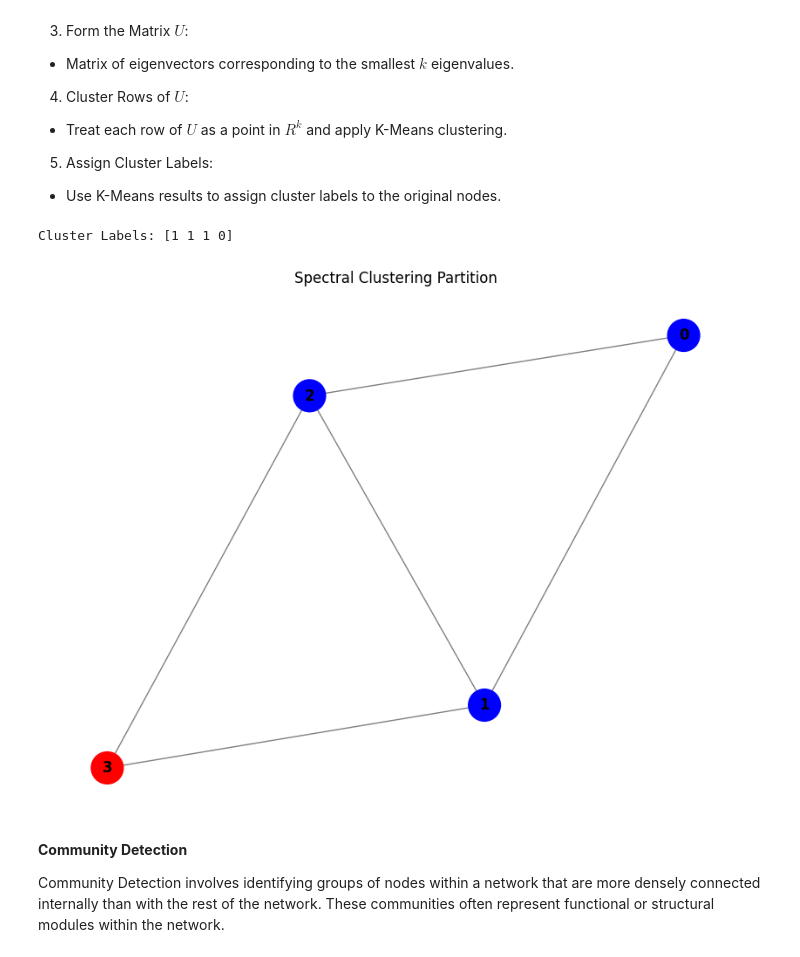
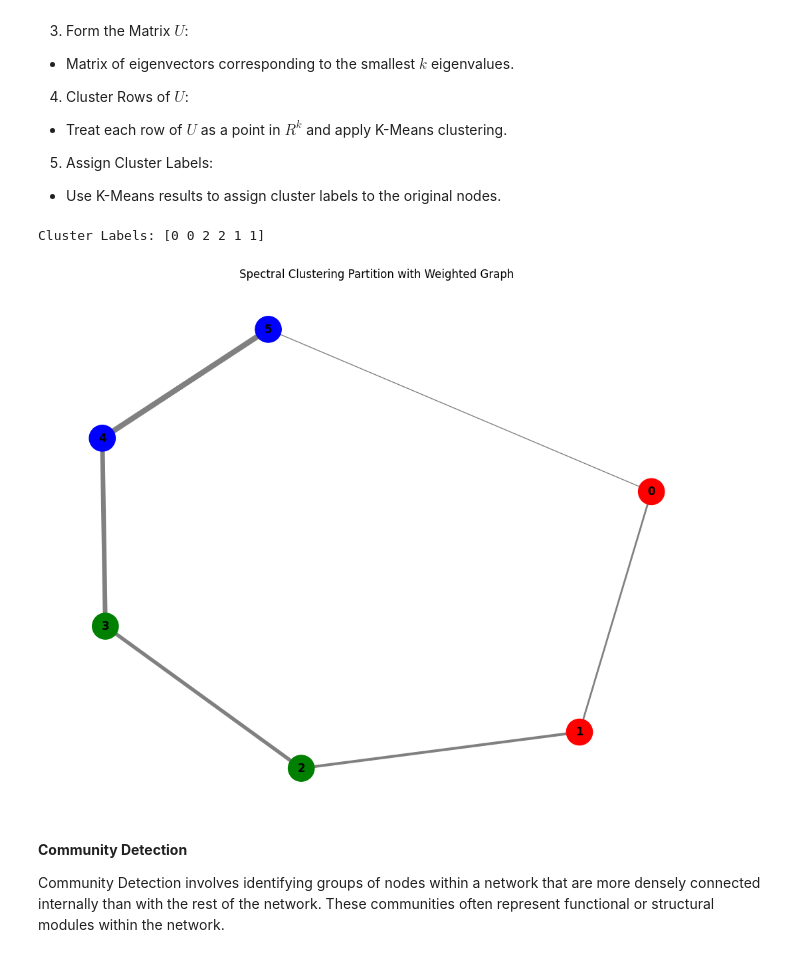
Before and after one commit to AnanyaKodali/MAT-494, a Jupyter notebook: 4_1_4_2_Graph_And_Graph_Modeling.ipynb, the cells around one changed output. Saved outputs shown, nothing was run; the diff lists cells and outputs as text; code cells hidden in the pictures.

```diff
--- a/4_1_4_2_Graph_And_Graph_Modeling.ipynb
+++ b/4_1_4_2_Graph_And_Graph_Modeling.ipynb
@@ -244,42 +244,61 @@ Spectral Clustering leverages the eigenvalues of the Laplacian matrix to perform
 5. Assign Cluster Labels:
  * Use K-Means results to assign cluster labels to the original nodes.
 # %%
-# Spectral Graph Partitioning: Detailed Implementation
+# Spectral Graph Partitioning: Complex Example
 
 from sklearn.cluster import SpectralClustering
 import numpy as np
 import networkx as nx
 import matplotlib.pyplot as plt
 
-# Define the adjacency matrix for a sample graph
+# Define the adjacency matrix for a larger, weighted graph
 A = np.array([
-    [0, 1, 1, 0],
-    [1, 0, 1, 1],
-    [1, 1, 0, 1],
-    [0, 1, 1, 0]
+    [0, 2, 0, 0, 0, 1],
+    [2, 0, 3, 0, 0, 0],
+    [0, 3, 0, 4, 0, 0],
+    [0, 0, 4, 0, 5, 0],
+    [0, 0, 0, 5, 0, 6],
+    [1, 0, 0, 0, 6, 0]
 ])
 
 # Perform Spectral Clustering
-spectral = SpectralClustering(n_clusters=2, affinity='precomputed', random_state=42)
+spectral = SpectralClustering(n_clusters=3, affinity='precomputed', random_state=42)
 labels = spectral.fit_predict(A)
 
 # Display the cluster labels
 print("Cluster Labels:", labels)
 
 # Visualize the partitions
-G = nx.from_numpy_array(A)  # Use from_numpy_array instead of from_numpy_matrix
+G = nx.from_numpy_array(A)  # Use from_numpy_array for compatibility
 pos = nx.spring_layout(G, seed=42)  # Positioning for visualization
 
-# Assign colors based on cluster labels
-color_map = ['red' if label == 0 else 'blue' for label in labels]
+# Assign colors to nodes based on cluster labels
+color_map = ['red', 'blue', 'green']
+node_colors = [color_map[label] for label in labels]
 
-plt.figure(figsize=(8, 6))
-nx.draw(G, pos, with_labels=True, node_color=color_map, edge_color="gray", font_weight="bold", node_size=700)
-plt.title("Spectral Clustering Partition")
+# Adjust edge thickness based on weights for better visualization
+edges = G.edges(data=True)
+for u, v, data in edges:
+    data['weight'] = A[u, v]
+
+edge_widths = [data['weight'] for _, _, data in edges]
+
+plt.figure(figsize=(10, 8))
+nx.draw(
+    G,
+    pos,
+    with_labels=True,
+    node_color=node_colors,
+    edge_color="gray",
+    font_weight="bold",
+    node_size=800,
+    width=edge_widths,
+)
+plt.title("Spectral Clustering Partition with Weighted Graph")
 plt.show()
 # %% [output]
-Cluster Labels: [1 1 1 0]
+Cluster Labels: [0 0 2 2 1 1]
-[figure, old version]
+[figure, new version]
 # %% [markdown]
 **Community Detection**
 
```
